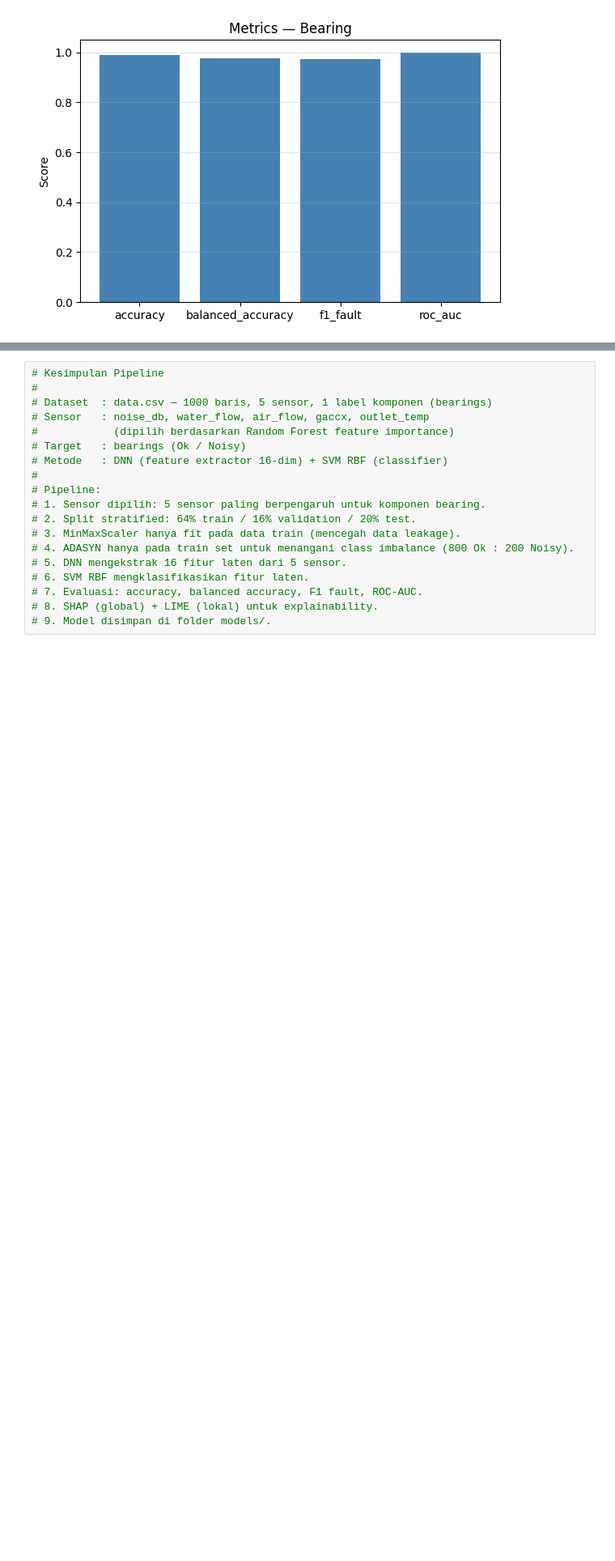
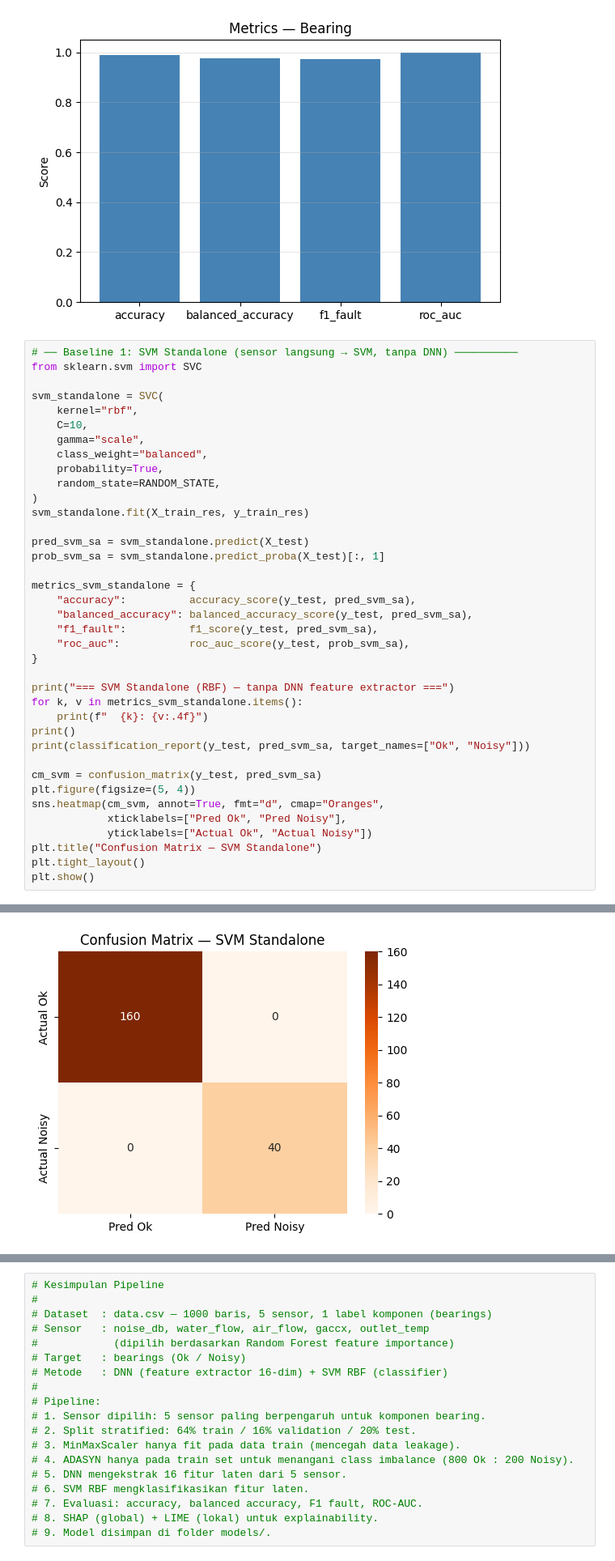
Before and after one commit to VickiAristiya/Computerize-Maintenance-Management-System, a Jupyter notebook: machine-learning filtered data/compressor/compressor_model.ipynb, the cells around one changed output, grey strips where cells are left out. Shown at 81% size. Drawn from its saved outputs; the diff is of its cells as text; blank space fills up the shorter version.

```diff
--- a/machine-learning filtered data/compressor/compressor_model.ipynb
+++ b/machine-learning filtered data/compressor/compressor_model.ipynb
@@ -404,3 +404,42 @@ plt.show()
   F1 Fault        : 0.9744
   ROC-AUC         : 1.0000
 [figure]
+# %%
+# ── Baseline 1: SVM Standalone (sensor langsung → SVM, tanpa DNN) ──────────
+from sklearn.svm import SVC
+
+svm_standalone = SVC(
+    kernel="rbf",
+    C=10,
+    gamma="scale",
+    class_weight="balanced",
+    probability=True,
+    random_state=RANDOM_STATE,
+)
+svm_standalone.fit(X_train_res, y_train_res)
+
+pred_svm_sa = svm_standalone.predict(X_test)
+prob_svm_sa = svm_standalone.predict_proba(X_test)[:, 1]
+
+metrics_svm_standalone = {
+    "accuracy":          accuracy_score(y_test, pred_svm_sa),
+    "balanced_accuracy": balanced_accuracy_score(y_test, pred_svm_sa),
+    "f1_fault":          f1_score(y_test, pred_svm_sa),
+    "roc_auc":           roc_auc_score(y_test, prob_svm_sa),
+}
+
+print("=== SVM Standalone (RBF) — tanpa DNN feature extractor ===")
+for k, v in metrics_svm_standalone.items():
+    print(f"  {k}: {v:.4f}")
+print()
+print(classification_report(y_test, pred_svm_sa, target_names=["Ok", "Noisy"]))
+
+cm_svm = confusion_matrix(y_test, pred_svm_sa)
+plt.figure(figsize=(5, 4))
+sns.heatmap(cm_svm, annot=True, fmt="d", cmap="Oranges",
+            xticklabels=["Pred Ok", "Pred Noisy"],
+            yticklabels=["Actual Ok", "Actual Noisy"])
+plt.title("Confusion Matrix — SVM Standalone")
+plt.tight_layout()
+plt.show()
+# %% [output]
@@ -406,0 +460 @@ plt.show()
+[figure, added]
```
Also changed, not shown: parts of 6 cells of this notebook, 5 other files.
